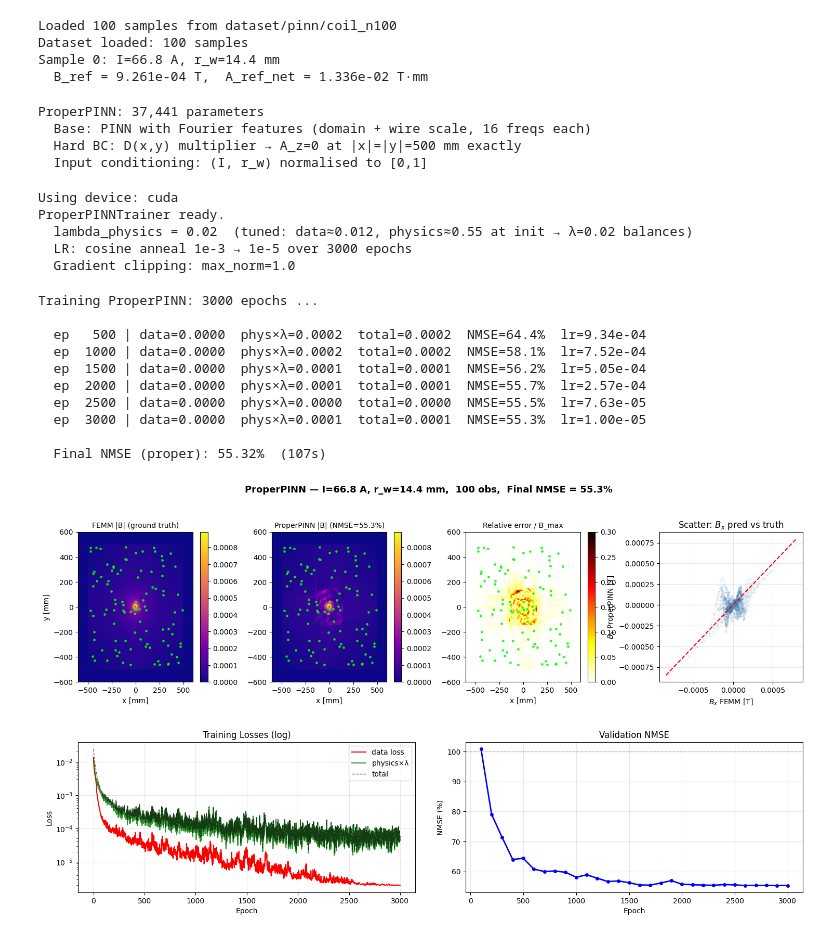
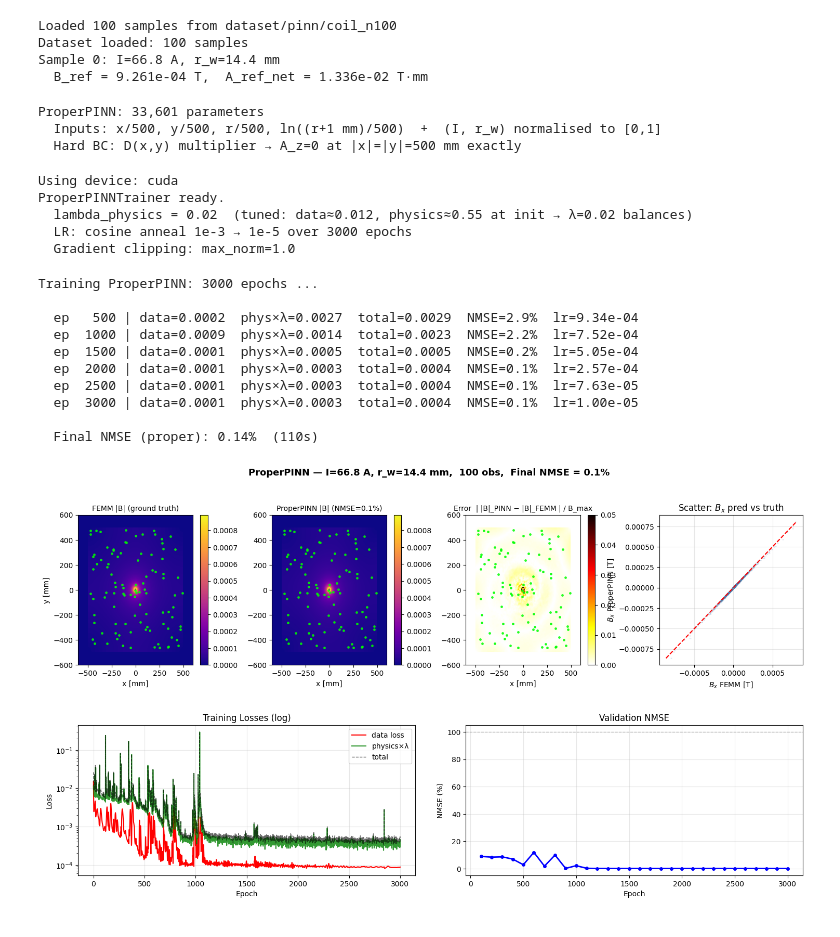
Before and after one commit to arbi11/research_extender, a Jupyter notebook: jupyter_book/Chp2/content/06b_pinn_implementation_results.ipynb, the cells around one changed output. Cells and saved outputs as stored; diff of their text form; code cells hidden in the pictures.

```diff
--- a/jupyter_book/Chp2/content/06b_pinn_implementation_results.ipynb
+++ b/jupyter_book/Chp2/content/06b_pinn_implementation_results.ipynb
@@ -131,7 +134,7 @@ Dataset loaded: 100 samples
 Sample 0: I=66.8 A, r_w=14.4 mm
   B_ref = 9.261e-04 T,  A_ref_net = 1.336e-02 T·mm
 # %%
-# ── Fix 3+4: ProperPINN = PINN base + hard Dirichlet BC ─────────────────────
+# ── Fix 3+4: ProperPINN = PINN base (radial features) + hard Dirichlet BC ───
 class ProperPINN(PINN):
     """
     Extends PINN with a hard Dirichlet BC via a distance-function multiplier.
@@ -150,7 +153,7 @@ class ProperPINN(PINN):
 
 
 # The PINN base class already has:
-#   - Random Fourier features at domain scale (x/500) and wire scale (x/r_w)
+#   - Input features (x/500, y/500, r/500, ln r): the coordinates the wire field depends on
 #   - Physical parameter conditioning (I, r_w normalised to [0,1])
 #   - compute_B_field() via autograd
 
@@ -158,20 +161,18 @@ model = ProperPINN(
     hidden_layers=[64, 128, 128, 64],
     normalize=True,
     b_scale=1.0,        # not used in new loss functions
-    n_fourier=16,
+    encoding='radial',
     problem_type='coil'
 )
 
 n = sum(p.numel() for p in model.parameters())
 print(f"ProperPINN: {n:,} parameters")
-print(f"  Base: PINN with Fourier features (domain + wire scale, 16 freqs each)")
+print(f"  Inputs: x/500, y/500, r/500, ln((r+1 mm)/500)  +  (I, r_w) normalised to [0,1]")
 print(f"  Hard BC: D(x,y) multiplier → A_z=0 at |x|=|y|=500 mm exactly")
-print(f"  Input conditioning: (I, r_w) normalised to [0,1]")
 # %% [output]
-ProperPINN: 37,441 parameters
-  Base: PINN with Fourier features (domain + wire scale, 16 freqs each)
+ProperPINN: 33,601 parameters
+  Inputs: x/500, y/500, r/500, ln((r+1 mm)/500)  +  (I, r_w) normalised to [0,1]
   Hard BC: D(x,y) multiplier → A_z=0 at |x|=|y|=500 mm exactly
-  Input conditioning: (I, r_w) normalised to [0,1]
 # %%
 # ── ProperPINNTrainer: wire-scale nondim losses + LR schedule ────────────────
 
@@ -332,7 +333,7 @@ print()
 for ep in range(N_EPOCHS):
     total, data, phys = trainer.train_epoch_proper(sample)
     hist['data'].append(data)
-    hist['physics'].append(phys * 0.02)
+    hist['physics'].append(phys * trainer.lambda_physics)
     hist['total'].append(total)
 
     if (ep + 1) % EVAL_EVERY == 0:
@@ -340,7 +341,7 @@ for ep in range(N_EPOCHS):
         hist['nmse'].append(nmse); hist['ep_nmse'].append(ep+1)
         lr_now = trainer.optimizer.param_groups[0]['lr']
         if (ep + 1) % PRINT_EVERY == 0:
-            print(f"  ep {ep+1:5d} | data={data:.4f}  phys×λ={phys*0.02:.4f}  "
+            print(f"  ep {ep+1:5d} | data={data:.4f}  phys×λ={phys*trainer.lambda_physics:.4f}  "
                   f"total={total:.4f}  NMSE={nmse:.1f}%  lr={lr_now:.2e}")
 
 final_nmse, Bx_proper, By_proper = trainer.validate(sample)
@@ -349,14 +350,14 @@ print(f"\n  Final NMSE (proper): {final_nmse:.2f}%  ({elapsed:.0f}s)")
 # %% [output]
 Training ProperPINN: 3000 epochs ...
 
-  ep   500 | data=0.0000  phys×λ=0.0002  total=0.0002  NMSE=64.4%  lr=9.34e-04
-  ep  1000 | data=0.0000  phys×λ=0.0002  total=0.0002  NMSE=58.1%  lr=7.52e-04
-  ep  1500 | data=0.0000  phys×λ=0.0001  total=0.0001  NMSE=56.2%  lr=5.05e-04
-  ep  2000 | data=0.0000  phys×λ=0.0001  total=0.0001  NMSE=55.7%  lr=2.57e-04
-  ep  2500 | data=0.0000  phys×λ=0.0000  total=0.0000  NMSE=55.5%  lr=7.63e-05
-  ep  3000 | data=0.0000  phys×λ=0.0001  total=0.0001  NMSE=55.3%  lr=1.00e-05
+  ep   500 | data=0.0002  phys×λ=0.0027  total=0.0029  NMSE=2.9%  lr=9.34e-04
+  ep  1000 | data=0.0009  phys×λ=0.0014  total=0.0023  NMSE=2.2%  lr=7.52e-04
+  ep  1500 | data=0.0001  phys×λ=0.0005  total=0.0005  NMSE=0.2%  lr=5.05e-04
+  ep  2000 | data=0.0001  phys×λ=0.0003  total=0.0004  NMSE=0.1%  lr=2.57e-04
+  ep  2500 | data=0.0001  phys×λ=0.0003  total=0.0004  NMSE=0.1%  lr=7.63e-05
+  ep  3000 | data=0.0001  phys×λ=0.0003  total=0.0004  NMSE=0.1%  lr=1.00e-05
 
-  Final NMSE (proper): 55.32%  (107s)
+  Final NMSE (proper): 0.14%  (110s)
 # %%
 # ── Field comparison: FEMM vs ProperPINN ─────────────────────────────────────
 B_proper_mag = np.sqrt(Bx_proper**2 + By_proper**2)
@@ -376,46 +377,46 @@ kw     = dict(origin='lower', extent=extent, aspect='auto')
 for col, (data, title) in enumerate([
         (B_femm_mag,   'FEMM |B| (ground truth)'),
         (B_proper_mag, f'ProperPINN |B| (NMSE={final_nmse:.1f}%)'),
-        (rel_err,      'Relative error / B_max'),
+        (rel_err,      'Error  | |B|_PINN − |B|_FEMM | / B_max'),
 ]):
     ax = fig.add_subplot(gs[0, col])
     if col < 2:
         im = ax.imshow(data, vmin=0, vmax=vmax, cmap='plasma', **kw)
     else:
-        im = ax.imshow(data, vmin=0, vmax=0.3, cmap='hot_r', **kw)
+        im = ax.imshow(data, vmin=0, vmax=0.05, cmap='hot_r', **kw)
     ax.scatter(obs_xy[:,0], obs_xy[:,1], s=6, c='lime', alpha=0.8, zorder=5)
     ax.set_title(title, fontsize=10); ax.set_xlabel('x [mm]')
     if col == 0: ax.set_ylabel('y [mm]')
     plt.colorbar(im, ax=ax)
 
 # Row 0 col 3: Bx comparison
 ax = fig.add_subplot(gs[0, 3])
 ax.scatter(Bx_femm.flatten(), Bx_proper.flatten(), s=0.5, alpha=0.1, c='steelblue')
 lo = min(Bx_femm.min(), Bx_proper.min()); hi = max(Bx_femm.max(), Bx_proper.max())
 ax.plot([lo,hi],[lo,hi],'r--',lw=1.5)
 ax.set_xlabel('$B_x$ FEMM [T]'); ax.set_ylabel('$B_x$ ProperPINN [T]')
 ax.set_title('Scatter: $B_x$ pred vs truth'); ax.grid(True, alpha=0.3)
 
 # Row 1: loss and NMSE curves
 ax1 = fig.add_subplot(gs[1, :2])
 ep_r = range(1, N_EPOCHS+1)
 ax1.semilogy(ep_r, hist['data'],    'r-',  lw=1.5, label='data loss')
 ax1.semilogy(ep_r, hist['physics'], 'g-',  lw=1.5, label='physics×λ', alpha=0.8)
 ax1.semilogy(ep_r, hist['total'],   'k--', lw=1,   label='total', alpha=0.6)
 ax1.set_xlabel('Epoch'); ax1.set_ylabel('Loss'); ax1.set_title('Training Losses (log)')
 ax1.legend(); ax1.grid(True, alpha=0.3)
 
 ax2 = fig.add_subplot(gs[1, 2:])
 ax2.plot(hist['ep_nmse'], hist['nmse'], 'b-o', lw=2, ms=4)
 ax2.axhline(100, color='gray', ls='--', lw=1, alpha=0.5)
 ax2.set_xlabel('Epoch'); ax2.set_ylabel('NMSE (%)'); ax2.set_title('Validation NMSE')
 ax2.grid(True, alpha=0.3)
 
 fig.suptitle(f'ProperPINN — I={I_A:.1f} A, r_w={r_w:.1f} mm,  '
              f'100 obs,  Final NMSE = {final_nmse:.1f}%', fontsize=13, fontweight='bold')
 plt.show()
 # %% [output]
-[figure, old version]
+[figure, new version]
 # %% [markdown]
 ## Quantitative Results
 
```
Also changed, not shown: parts of 5 cells of this notebook, 35 other files.
